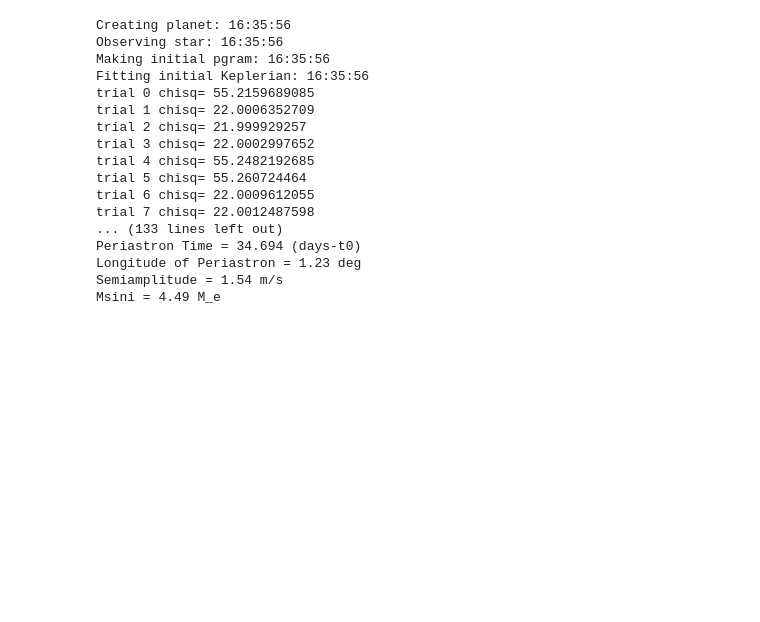
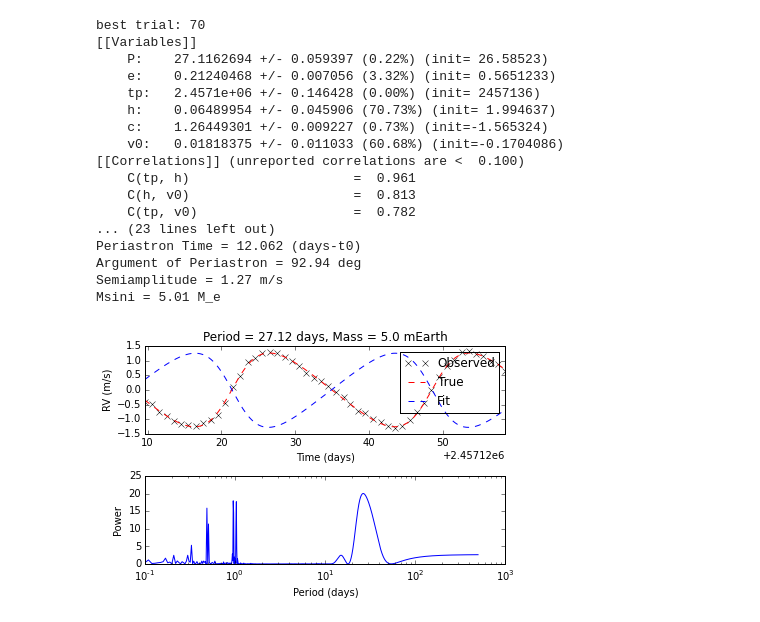
Before and after one commit to allenbdavis/RVOS, a Jupyter notebook: RVOS_Kepler.ipynb, the cells around one changed output. Drawn from its saved outputs; the diff is of its cells as text; code cells hidden in the pictures; blank space fills up the shorter version.

```diff
--- a/RVOS_Kepler.ipynb
+++ b/RVOS_Kepler.ipynb
@@ -64,7 +66,7 @@ class Planet:
         self.K = (2.*pi*G/(self.period*day))**(1./3.) * (self.mass*mEarth*self.sini) * ((self.massStar*mSun)**(-2./3.)) * (1./np.sqrt(1.-self.ecc**2.))
         #The above formula gives the correct value of K given Earth/Sun inputs. So VERIFIED.
         self.params = [self.period,self.ecc,self.tp,self.w,self.K,self.mass]
-        self.params_print = [self.period,self.ecc,self.tp-self.t0,self.w,self.K,self.mass]
+        self.params_print = [self.period,self.ecc,self.tp-self.t0,self.w*180./pi,self.K,self.mass]
 # %%
 # Will eventually handle multiple planets
 def observe_star(planets,ndays,
@@ -327,28 +363,39 @@ class Simulator:
         # Save planet(s)
         self.planet = p
 # %%
-def makePlot(sim,numpoints=500):
+def makePlot(sim,numpoints=500,fill=True):
 
     p = sim.planet
 
-    # get more data points for nicer plotting
-    start,end = p.obsList[0],p.obsList[-1]
-    times = np.linspace(start,end,numpoints)
+    if fill:
+        # get more data points for nicer plotting
+        start,end = p.obsList[0],p.obsList[-1]
+        if numpoints == -1:
+            #default is 10 points per period
+            numpoints = int(np.round(10*(end-start)/p.period))
 
-    f_True = calcTrueAnomaly(p.period,p.tp,p.ecc,times)
-    RV_True = p.K*(np.cos(p.w+f_True) + p.ecc*np.cos(p.w))
+        times = np.linspace(start,end,numpoints)
 
-    f_fit = calcTrueAnomaly(p.params_LMfit['P'].value,p.params_LMfit['tp'].value,p.params_LMfit['e'].value,times)
-    RV_fit = p.params_out[4]*(np.cos(p.params_out[3]+f_fit) + p.params_out[1]*np.cos(p.params_out[3]))
+        f_True = calcTrueAnomaly(p.period,p.tp,p.ecc,times)
+        RV_True = p.K*(np.cos(p.w+f_True) + p.ecc*np.cos(p.w))
+
+        f_fit = calcTrueAnomaly(p.params_LMfit['P'].value,p.params_LMfit['tp'].value,p.params_LMfit['e'].value,times)
+        RV_fit = p.params_out[4]*(np.cos(p.params_out[3]+f_fit) + p.params_out[1]*np.cos(p.params_out[3]))
 
 
     #Plot the RV curve
     plt.subplot(2, 1, 1)
 
-    plt.plot(p.obsList, p.RV_Obs,'rx',label='Observed')
-    plt.plot(times, RV_True,'g--',label='True')
-    plt.plot(times, RV_fit, 'b-',label='Fit')
-#     plt.errorbar(p.obsList, p.RV_Obs, yerr=p.std_True, linestyle = 'none',ecolor='r')
+    plt.plot(p.obsList, p.RV_Obs,'kx',label='Observed')
+
+    if fill:
+        plt.plot(times, RV_True,'r--',label='True')
+        plt.plot(times, RV_fit, 'b--',label='Fit')
+    else:
+        plt.plot(p.obsList, p.RV_True,'r-',label='True')
+        plt.plot(p.obsList, p.RV_fit,'b-',label='Fit')
+
+    #     plt.errorbar(p.obsList, p.RV_Obs, yerr=p.std_True, linestyle = 'none',ecolor='r')
     plt.xlabel('Time (days)')
     plt.ylabel('RV (m/s)')
     plt.xlim(p.obsList[0],p.obsList[p.obsList.size-1])
@@ -404,27 +454,28 @@ def makePhasePlot(sim):
 # %%
 #### TESTING
 plt.close()
 
-sim1 = Simulator(100,0.5,massPlanet=5.,ecc=0.6,massStar=0.8,period=27.12453)
+sim1 = Simulator(50,0.05,massPlanet=5.,ecc=0.2,w=3*pi/2,massStar=0.8,period=27.12453)
 makePlot(sim1)
 
 plt.close()
 # %% [output]
-Creating planet: 16:35:56
-Observing star: 16:35:56
-Making initial pgram: 16:35:56
-Fitting initial Keplerian: 16:35:56
-trial 0 chisq= 55.2159689085
-trial 1 chisq= 22.0006352709
-trial 2 chisq= 21.999929257
-trial 3 chisq= 22.0002997652
-trial 4 chisq= 55.2482192685
-trial 5 chisq= 55.260724464
-trial 6 chisq= 22.0009612055
-trial 7 chisq= 22.0012487598
-... (133 lines left out)
-Periastron Time = 34.694 (days-t0)
-Longitude of Periastron = 1.23 deg
-Semiamplitude = 1.54 m/s
-Msini = 4.49 M_e
+best trial: 70
+[[Variables]]
+    P:    27.1162694 +/- 0.059397 (0.22%) (init= 26.58523)
+    e:    0.21240468 +/- 0.007056 (3.32%) (init= 0.5651233)
+    tp:   2.4571e+06 +/- 0.146428 (0.00%) (init= 2457136)
+    h:    0.06489954 +/- 0.045906 (70.73%) (init= 1.994637)
+    c:    1.26449301 +/- 0.009227 (0.73%) (init=-1.565324)
+    v0:   0.01818375 +/- 0.011033 (60.68%) (init=-0.1704086)
+[[Correlations]] (unreported correlations are <  0.100)
+    C(tp, h)                     =  0.961
+    C(h, v0)                     =  0.813
+    C(tp, v0)                    =  0.782
+... (23 lines left out)
+Periastron Time = 12.062 (days-t0)
+Argument of Periastron = 92.94 deg
+Semiamplitude = 1.27 m/s
+Msini = 5.01 M_e
+[figure, added]
 # %%
```
Also changed, not shown: parts of 7 cells of this notebook.
